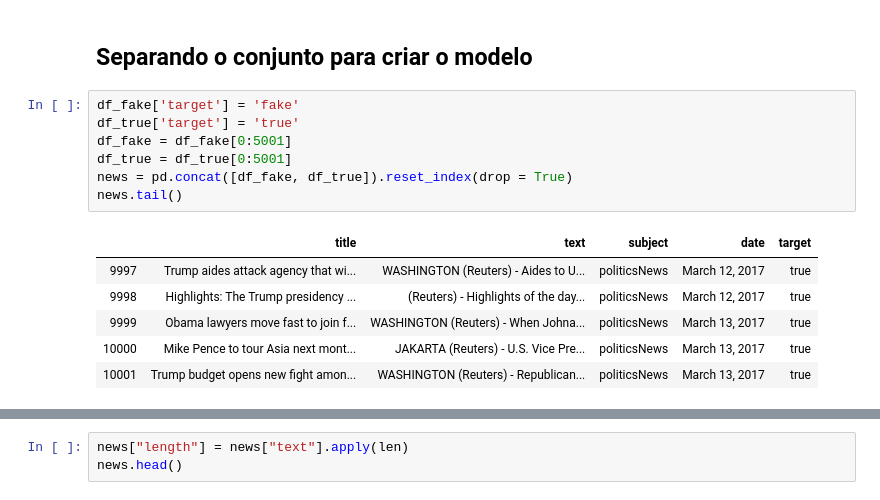
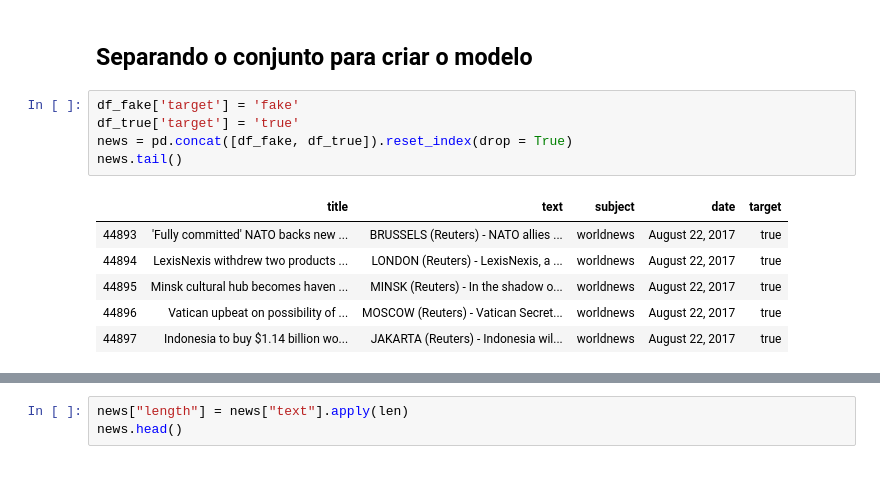
Before and after one commit to Skiiney/FakeNews, a Jupyter notebook: Fake News.ipynb, the cells around one changed output, grey strips where cells are left out. Cells and saved outputs as stored; diff of their text form.

Commit message:
Add files via upload
Fitting the model with the whole table

```diff
--- a/Fake News.ipynb
+++ b/Fake News.ipynb
@@ -123,14 +128,12 @@ Name: text, Length: 1000, dtype: object
 # %%
 df_fake['target'] = 'fake'
 df_true['target'] = 'true'
-df_fake = df_fake[0:5001]
-df_true = df_true[0:5001]
 news = pd.concat([df_fake, df_true]).reset_index(drop = True)
 news.tail()
 # %% [output]
 |  | title | text | subject | date | target |
-| 9997 | Trump aides attack agency that wi... | WASHINGTON (Reuters) - Aides to U... | politicsNews | March 12, 2017 | true |
-| 9998 | Highlights: The Trump presidency ... | (Reuters) - Highlights of the day... | politicsNews | March 12, 2017 | true |
-| 9999 | Obama lawyers move fast to join f... | WASHINGTON (Reuters) - When Johna... | politicsNews | March 13, 2017 | true |
-| 10000 | Mike Pence to tour Asia next mont... | JAKARTA (Reuters) - U.S. Vice Pre... | politicsNews | March 13, 2017 | true |
-| 10001 | Trump budget opens new fight amon... | WASHINGTON (Reuters) - Republican... | politicsNews | March 13, 2017 | true |
+| 44893 | 'Fully committed' NATO backs new ... | BRUSSELS (Reuters) - NATO allies ... | worldnews | August 22, 2017 | true |
+| 44894 | LexisNexis withdrew two products ... | LONDON (Reuters) - LexisNexis, a ... | worldnews | August 22, 2017 | true |
+| 44895 | Minsk cultural hub becomes haven ... | MINSK (Reuters) - In the shadow o... | worldnews | August 22, 2017 | true |
+| 44896 | Vatican upbeat on possibility of ... | MOSCOW (Reuters) - Vatican Secret... | worldnews | August 22, 2017 | true |
+| 44897 | Indonesia to buy $1.14 billion wo... | JAKARTA (Reuters) - Indonesia wil... | worldnews | August 22, 2017 | true |
```
Also changed, not shown: parts of 18 cells of this notebook.
